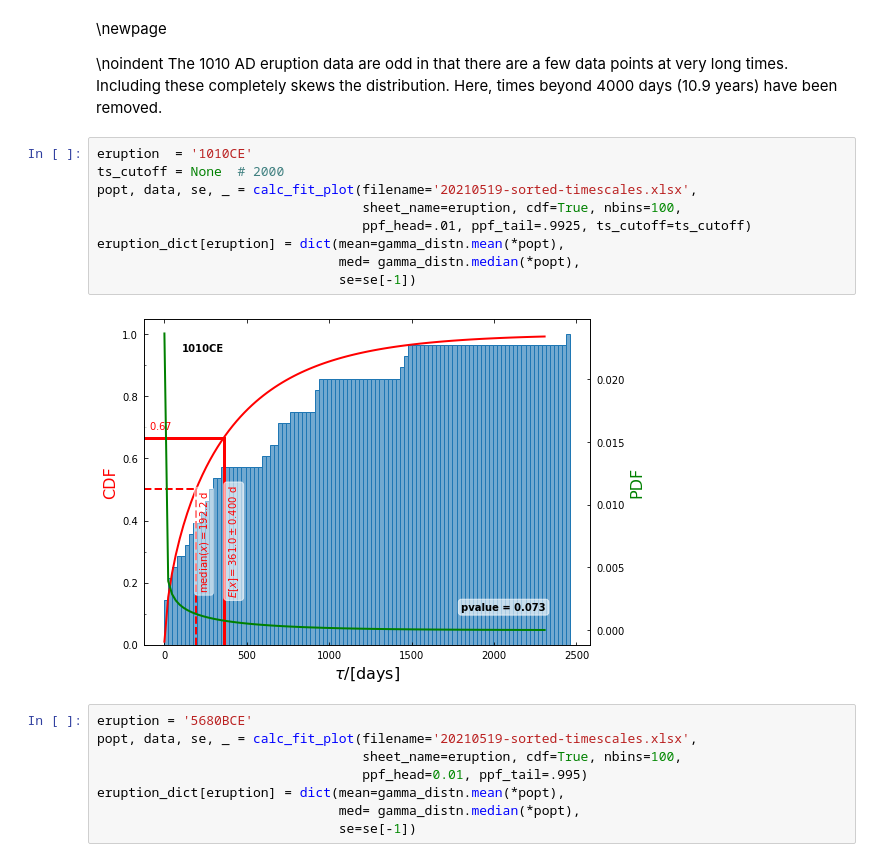
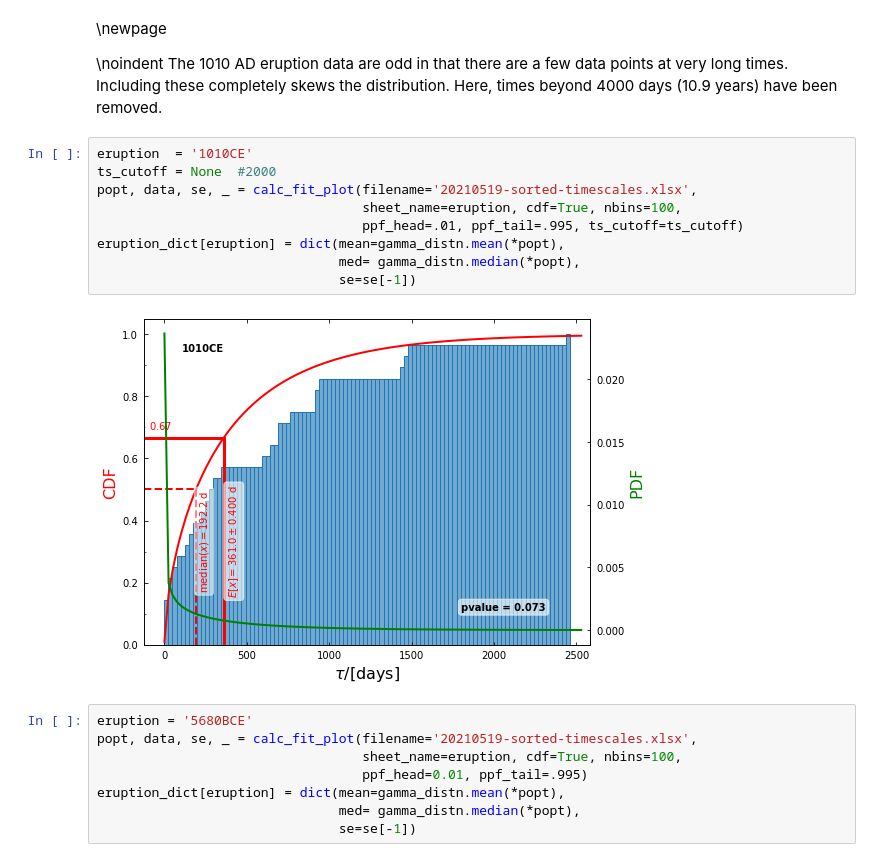
Before and after one commit to djessop/mineral_diffusion_timescales, a Jupyter notebook: mineral_diffusion_timescales.ipynb, the cells around one changed output. Cells and saved outputs as stored; diff of their text form.

```diff
--- a/mineral_diffusion_timescales.ipynb
+++ b/mineral_diffusion_timescales.ipynb
@@ -215,15 +215,15 @@ eruption_dict[eruption] = dict(mean=gamma_distn.mean(*popt),
 \noindent The 1010 AD eruption data are odd in that there are a few data points at very long times.  Including these completely skews the distribution.  Here, times beyond 4000 days (10.9 years) have been removed.
 # %%
 eruption  = '1010CE'
-ts_cutoff = None  # 2000
+ts_cutoff = None  #2000
 popt, data, se, _ = calc_fit_plot(filename='20210519-sorted-timescales.xlsx',
                                   sheet_name=eruption, cdf=True, nbins=100,
-                                  ppf_head=.01, ppf_tail=.9925, ts_cutoff=ts_cutoff)
+                                  ppf_head=.01, ppf_tail=.995, ts_cutoff=ts_cutoff)
 eruption_dict[eruption] = dict(mean=gamma_distn.mean(*popt),
                                med= gamma_distn.median(*popt),
                                se=se[-1])
 # %% [output]
-[figure, old version]
+[figure, new version]
 # %%
 eruption = '5680BCE'
 popt, data, se, _ = calc_fit_plot(filename='20210519-sorted-timescales.xlsx',
```
Also changed, not shown: parts of 4 cells of this notebook, 2 other files.
